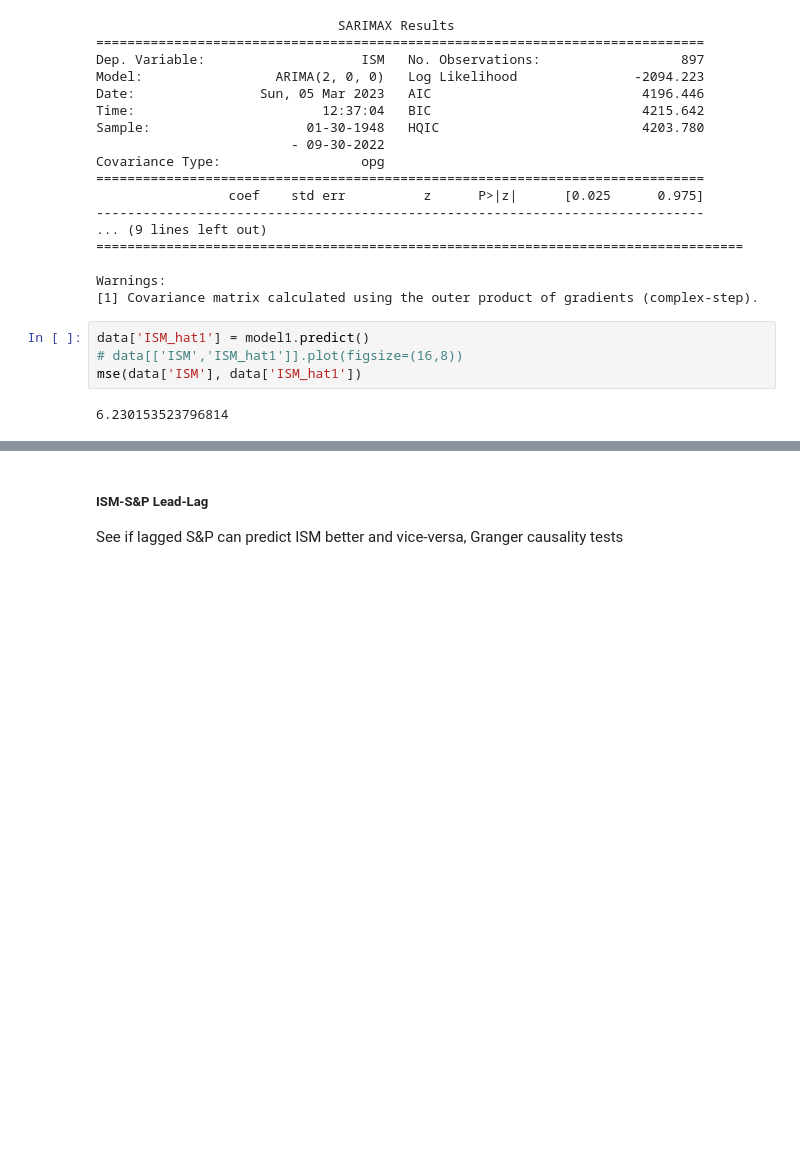
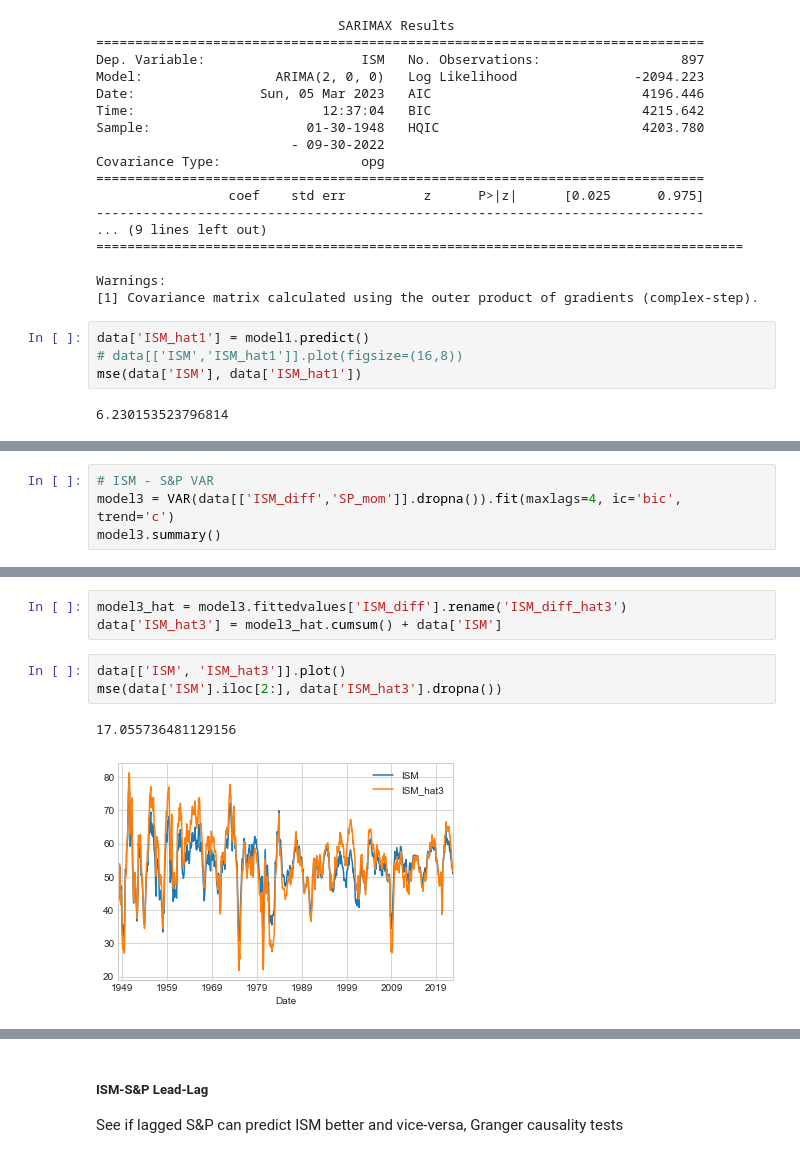
Before and after one commit to santoromano/Macro-Cross-Sectional-Analysis, a Jupyter notebook: ism.ipynb, the cells around one changed output, grey strips where cells are left out. Saved outputs shown, nothing was run; the diff lists cells and outputs as text; blank space fills up the shorter version.

```diff
--- a/ism.ipynb
+++ b/ism.ipynb
@@ -325,0 +441,4 @@ Potentially extra information can be extracted from the S&P500 or 10 year Treasu
+# %%
+# ISM - S&P VAR
+model3 = VAR(data[['ISM_diff','SP_mom']].dropna()).fit(maxlags=4, ic='bic', trend='c')
+model3.summary()
@@ -325,0 +463,9 @@ Potentially extra information can be extracted from the S&P500 or 10 year Treasu
+# %%
+model3_hat = model3.fittedvalues['ISM_diff'].rename('ISM_diff_hat3')
+data['ISM_hat3'] = model3_hat.cumsum() + data['ISM']
+# %%
+data[['ISM', 'ISM_hat3']].plot()
+mse(data['ISM'].iloc[2:], data['ISM_hat3'].dropna())
+# %% [output]
+17.055736481129156
+[figure, added]
```
Also changed, not shown: parts of 30 cells of this notebook.
